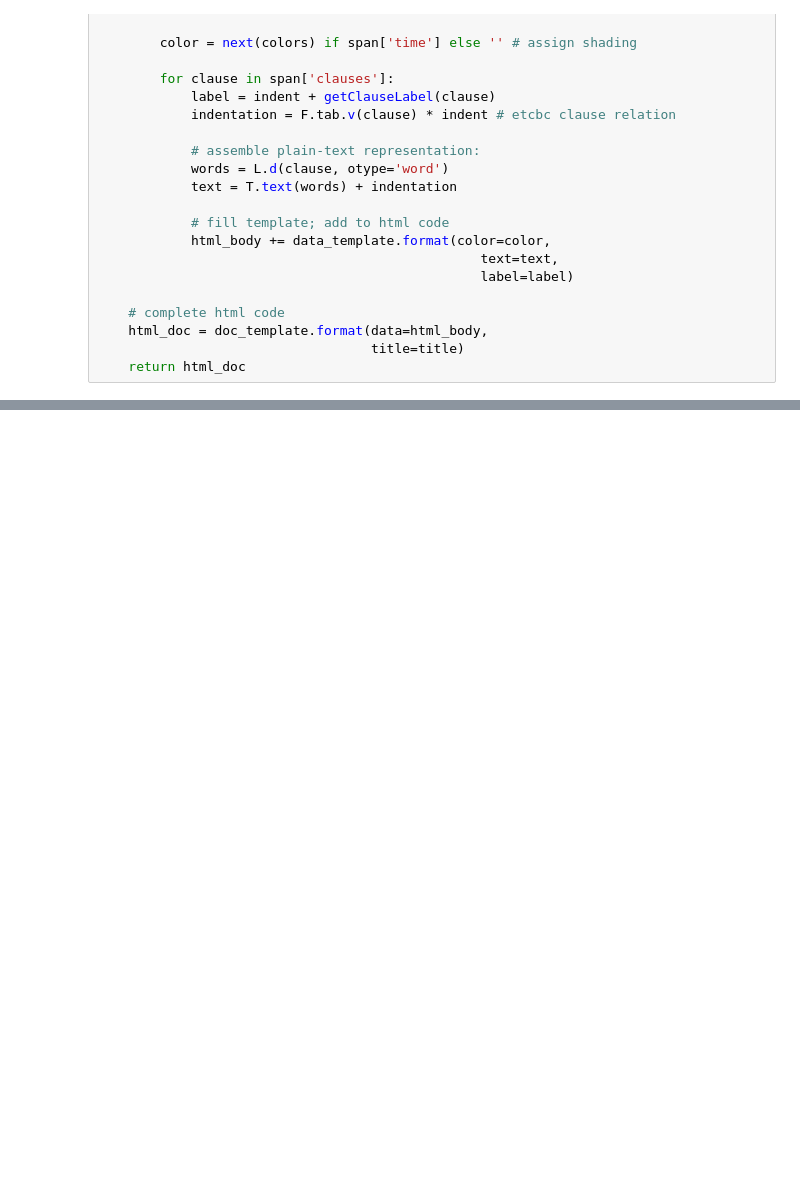
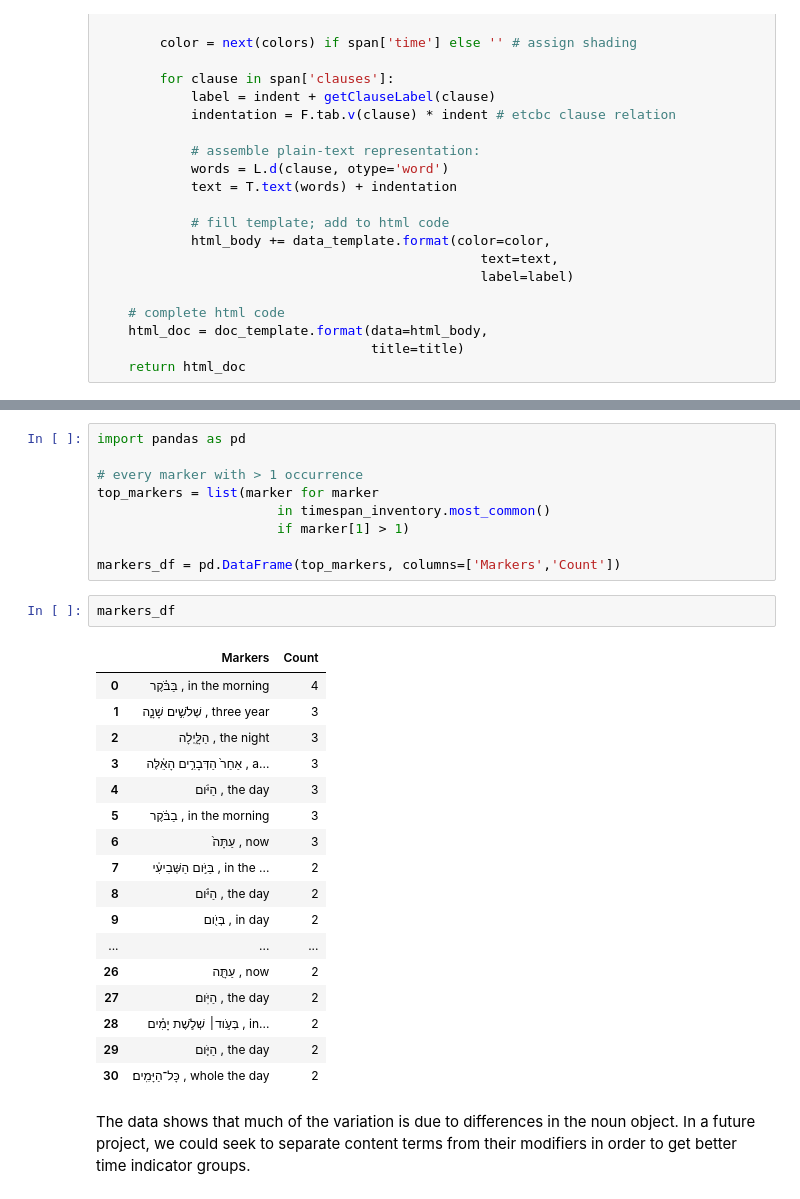
Before and after one commit to codykingham/tfNotebooks, a Jupyter notebook: timeSpans/Time_Spans.ipynb, the cells around one changed output, grey strips where cells are left out. Cells and saved outputs as stored; diff of their text form; blank space fills up the shorter version.

```diff
--- a/timeSpans/Time_Spans.ipynb
+++ b/timeSpans/Time_Spans.ipynb
@@ -297,0 +442,31 @@ with open('{}_timespans.html'.format(corpus), 'w') as htmlfile:
+# %%
+import pandas as pd
+
+# every marker with > 1 occurrence
+top_markers = list(marker for marker
+                       in timespan_inventory.most_common()
+                       if marker[1] > 1)
+
+markers_df = pd.DataFrame(top_markers, columns=['Markers','Count'])
+# %%
+markers_df
+# %% [output]
+|  | Markers | Count |
+| 0 | בַּבֹּ֗קֶר , in the morning | 4 |
+| 1 | שְׁלֹשִׁ֣ים שָׁנָ֑ה , three year | 3 |
+| 2 | הַלָּ֑יְלָה , the night | 3 |
+| 3 | אַחַר֙ הַדְּבָרִ֣ים הָאֵ֔לֶּה , a... | 3 |
+| 4 | הַיֹּ֔ום , the day | 3 |
+| 5 | בַבֹּ֔קֶר , in the morning | 3 |
+| 6 | עַתָּה֙ , now | 3 |
+| 7 | בַּיֹּ֣ום הַשְּׁבִיעִ֔י , in the ... | 2 |
+| 8 | הַיֹּ֗ום , the day | 2 |
+| 9 | בְּיֹ֖ום , in day | 2 |
+| ... | ... | ... |
+| 26 | עַתָּ֖ה , now | 2 |
+| 27 | הַיֹּֽום׃ , the day | 2 |
+| 28 | בְּעֹ֣וד׀ שְׁלֹ֣שֶׁת יָמִ֗ים , in... | 2 |
+| 29 | הַיֹּ֛ום , the day | 2 |
+| 30 | כָּל־הַיָּמִֽים׃ , whole the day | 2 |
+# %% [markdown]
+The data shows that much of the variation is due to differences in the noun object. In a future project, we could seek to separate content terms from their modifiers in order to get better time indicator groups.
```
Also changed, not shown: parts of 41 cells of this notebook.
